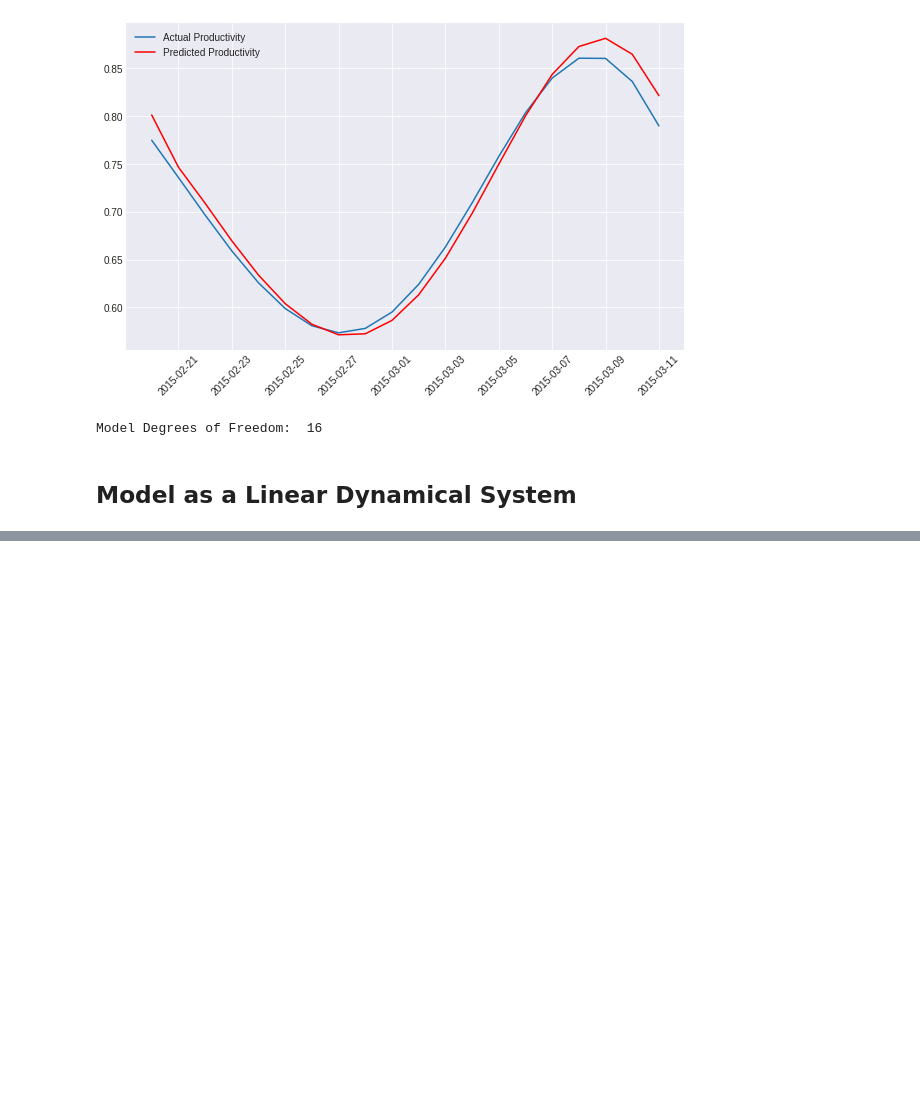
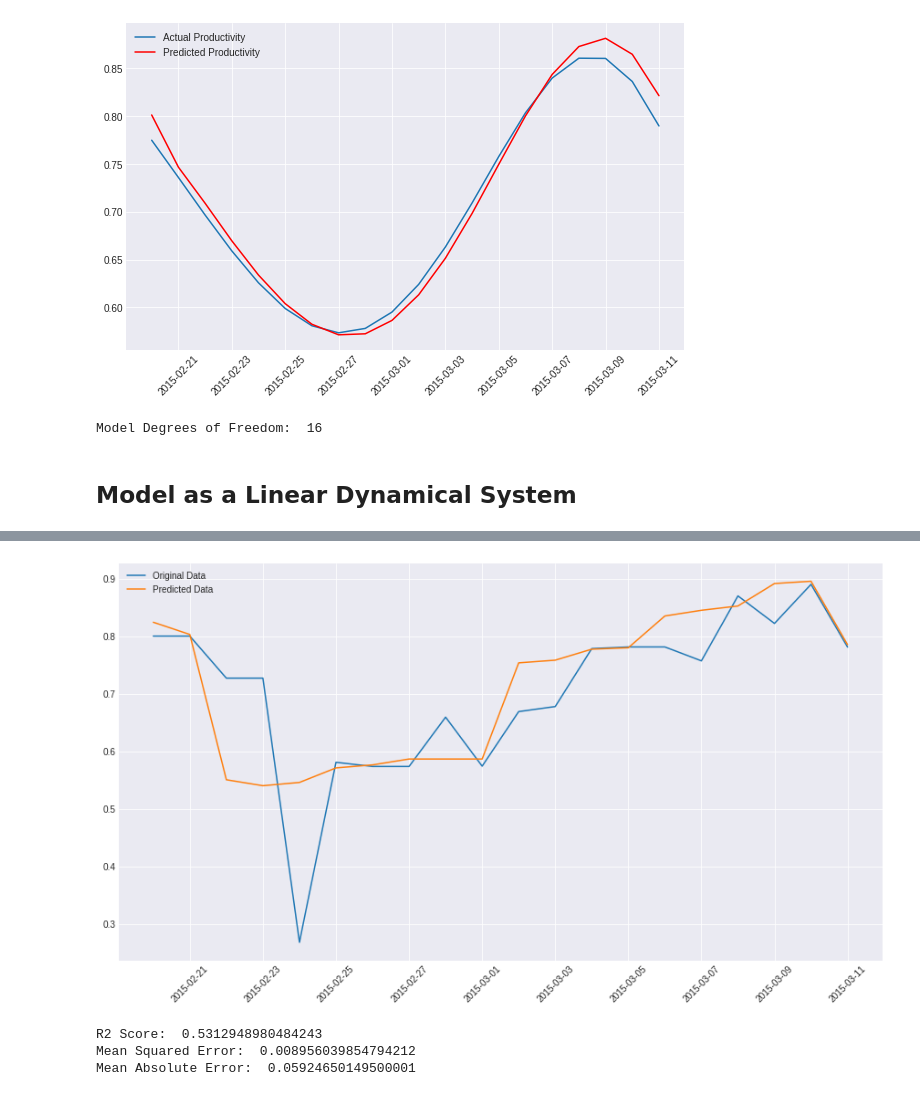
Before and after one commit to skozh/MM, a Jupyter notebook: Task4.ipynb, the cells around one changed output, grey strips where cells are left out. Drawn from its saved outputs; the diff is of its cells as text; code cells hidden in the pictures; blank space fills up the shorter version.

```diff
--- a/Task4.ipynb
+++ b/Task4.ipynb
@@ -518,3 +518,9 @@ print("Model Degrees of Freedom: ",model.df_model)
 Model Degrees of Freedom:  16
 # %% [markdown]
 ## Model as a Linear Dynamical System
+# %%
+input_data = data.loc[data['team']==1].set_index('date', drop=True)
+input_data.index = pd.to_datetime(input_data.index)
+input_data.sort_index(inplace=True)
+input_data = input_data[['smv', 'wip', 'incentive', 'targeted_productivity', 'actual_productivity']].asfreq('D', method='ffill')
+input_data
@@ -520,0 +579,35 @@ Model Degrees of Freedom:  16
+# %%
+def add_lags(s, lag):
+    new_dict={}
+    for col_name in s:
+        new_dict[col_name]=s[col_name]
+        for l in range(1,lag+1):
+            new_dict['%s_lag%d' %(col_name,l)]=s[col_name].shift(l)
+    res=pd.DataFrame(new_dict,index=s.index)
+    return res
+# %%
+df = add_lags(input_data, 3).dropna()
+X = df.drop(['actual_productivity','actual_productivity_lag1', 'actual_productivity_lag2', 'actual_productivity_lag3'], axis=1)
+y = df[['actual_productivity']].values
+# %%
+from sklearn.ensemble import RandomForestRegressor
+lr = RandomForestRegressor(n_estimators = 10)
+lr.fit(X[:len(X)-20], y[:len(y)-20].ravel())
+preds = lr.predict(X[len(X)-20:])
+# %%
+plt.figure(figsize=(15, 8))
+plt.plot(X[len(X)-20:].index.values, y[len(y)-20:], label='Original Data')
+plt.plot(X[len(X)-20:].index.values, preds, label='Predicted Data')
+plt.xticks(rotation='45')
+plt.legend()
+plt.show()
+# %% [output]
+[figure, added]
+# %%
+print("R2 Score: ", r2_score(y[len(y)-20:], preds))
+print("Mean Squared Error: ", mean_squared_error(y[len(y)-20:], preds))
+print("Mean Absolute Error: ", mean_absolute_error(y[len(y)-20:], preds))
+# %% [output]
+R2 Score:  0.5312948980484243
+Mean Squared Error:  0.008956039854794212
+Mean Absolute Error:  0.05924650149500001
```
Also changed, not shown: parts of 4 cells of this notebook, 1 other file.
